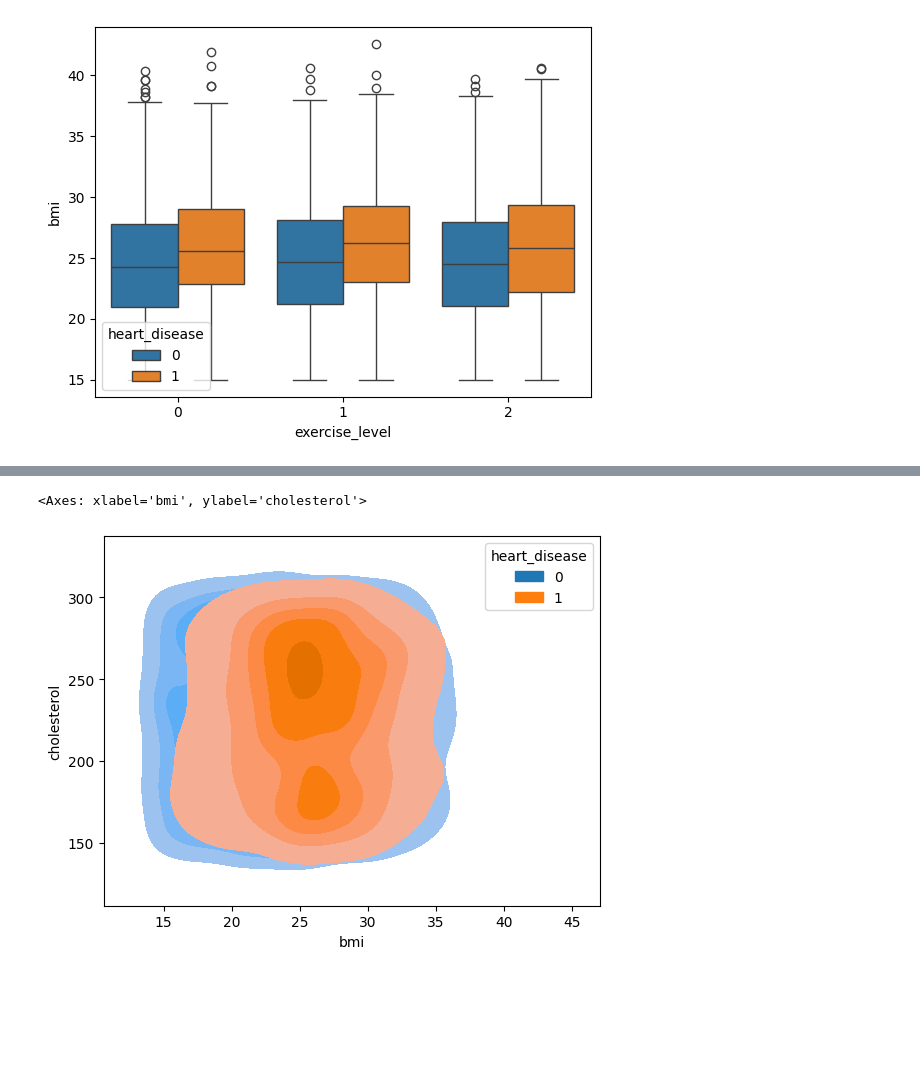
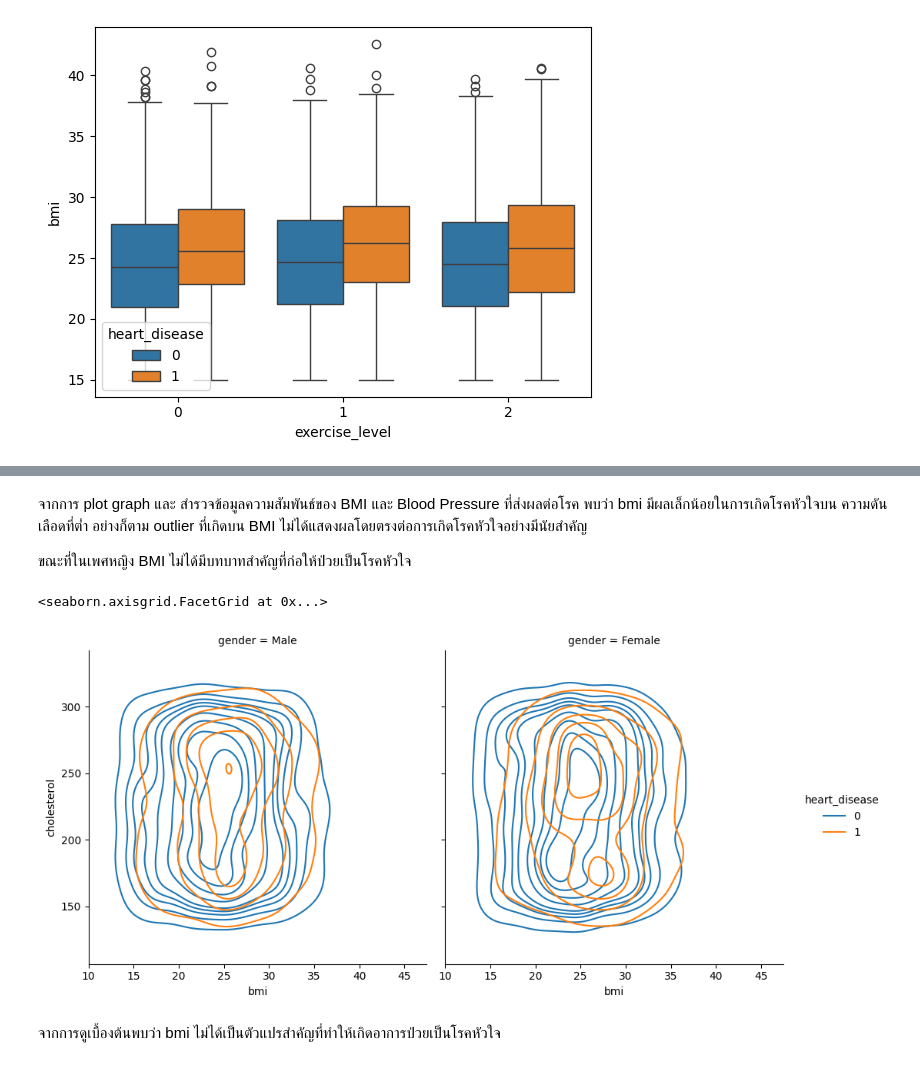
Before and after one commit to ChickenMan-1080/ML-Logistic-Regression, a Jupyter notebook: ML-SmartHealthCare_and_LifeStyle/Smart_Health_Care_LifeStyle.ipynb, the cells around one changed output, grey strips where cells are left out. Drawn from its saved outputs; the diff is of its cells as text; code cells hidden in the pictures; blank space fills up the shorter version.

```diff
--- a/ML-SmartHealthCare_and_LifeStyle/Smart_Health_Care_LifeStyle.ipynb
+++ b/ML-SmartHealthCare_and_LifeStyle/Smart_Health_Care_LifeStyle.ipynb
@@ -241,6 +293,12 @@ sns.kdeplot(data=df,x='bmi',y='blood_pressure',hue='heart_disease', fill='True')
+# %% [markdown]
+จากการ plot graph และ สำรวจข้อมูลความสัมพันธ์ของ BMI และ Blood Pressure ที่ส่งผลต่อโรค พบว่า bmi มีผลเล็กน้อยในการเกิดโรคหัวใจบน ความดันเลือดที่ต่ำ อย่างก็ตาม outlier ที่เกิดบน BMI ไม่ได้แสดงผลโดยตรงต่อการเกิดโรคหัวใจอย่างมีนัยสำคัญ
+
+ขณะที่ในเพศหญิง BMI ไม่ได้มีบทบาทสำคัญที่ก่อให้ป่วยเป็นโรคหัวใจ
 # %%
-sns.kdeplot(data=df,x='bmi',y='cholesterol',hue='heart_disease', fill='True')
+sns.displot(data=df,x='bmi',y='cholesterol',hue='heart_disease',col='gender',kind='kde')
 # %% [output]
-<Axes: xlabel='bmi', ylabel='cholesterol'>
+<seaborn.axisgrid.FacetGrid at 0x...>
-[figure, old version]
+[figure, new version]
+# %% [markdown]
+จากการดูเบื้องต้นพบว่า bmi ไม่ได้เป็นตัวแปรสำคัญที่ทำให้เกิดอาการป่วยเป็นโรคหัวใจ
 # %%
```
Also changed, not shown: parts of 15 cells of this notebook.
